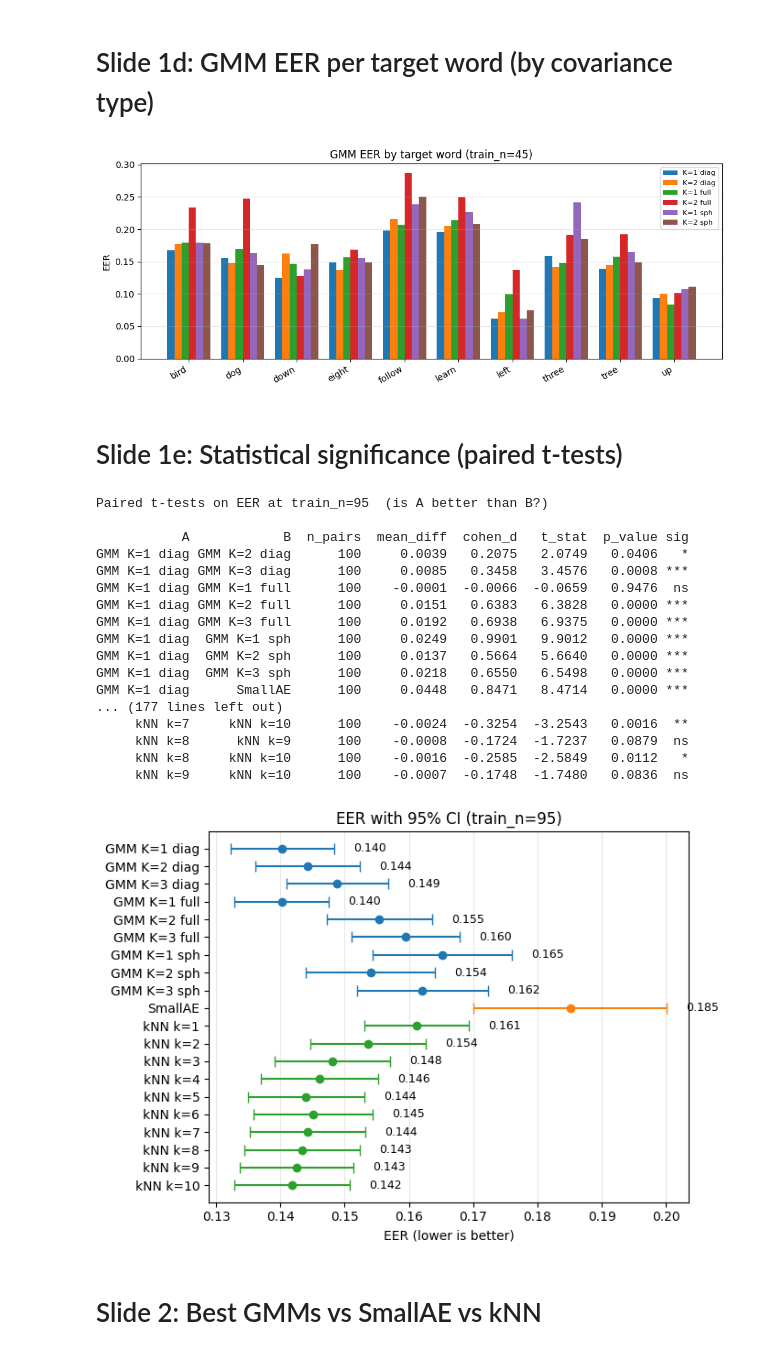
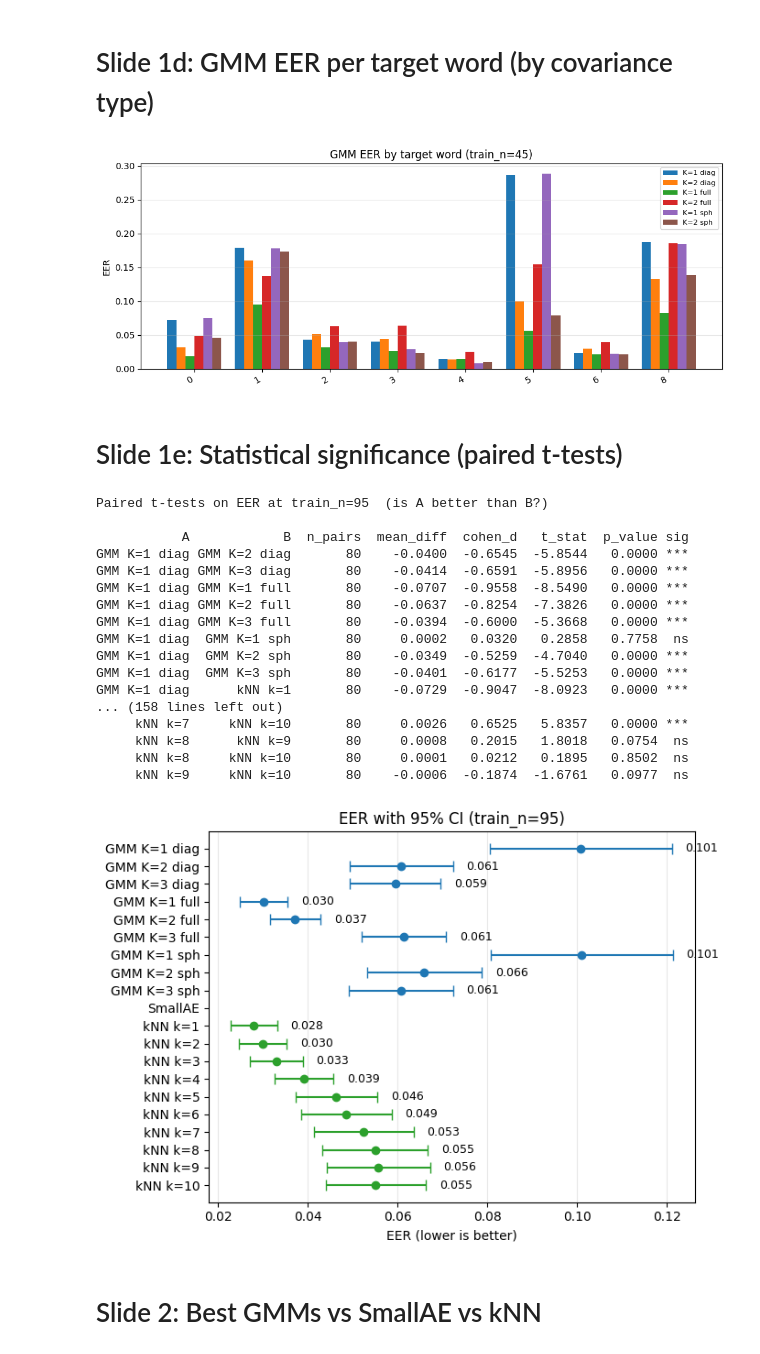
Before and after one commit to albertobasaglia/tinygmm-thesis, a Jupyter notebook: src/compare/plots.ipynb, the cells around one changed output. Drawn from its saved outputs; the diff is of its cells as text; code cells hidden in the pictures.

Commit message:
update plots notebook

```diff
--- a/src/compare/plots.ipynb
+++ b/src/compare/plots.ipynb
@@ -1,4 +1,7 @@
 # %%
+%load_ext autoreload
+%autoreload 2
+
 import sys
 from pathlib import Path
 
@@ -13,4 +16,5 @@ from compare.plots import (
     plot_gmm_components, plot_gmm_diag_vs_full, _filter,
 )
 
-df = pd.read_parquet(ROOT / "results" / "sweep.parquet")
+# df = pd.read_parquet(ROOT / "results" / "sweep.parquet.correct")
+df = pd.read_parquet(ROOT / "results" / "sweep_pendigits.parquet")
@@ -147,7 +154,7 @@ ax.grid(axis="y", alpha=0.3)
 fig.tight_layout()
 plt.show()
 # %% [output]
-[figure, old version]
+[figure, new version]
 # %% [markdown]
 # Slide 1e: Statistical significance (paired t-tests)
 # %%
@@ -169,6 +176,8 @@ def paired_test(a_eer, b_eer):
 def get_eer(where: dict):
     mask = pd.Series(True, index=sub.index)
     for k, v in where.items():
+        if k not in sub.columns:
+            return pd.Series(dtype=float)  # column absent: treat as no matching rows
         mask &= sub[k] == v
     return sub[mask].set_index(idx)["m_eer"]
 
@@ -222,20 +231,20 @@ else:
 Paired t-tests on EER at train_n=95  (is A better than B?)
 
            A            B  n_pairs  mean_diff  cohen_d   t_stat  p_value sig
-GMM K=1 diag GMM K=2 diag      100     0.0039   0.2075   2.0749   0.0406   *
-GMM K=1 diag GMM K=3 diag      100     0.0085   0.3458   3.4576   0.0008 ***
-GMM K=1 diag GMM K=1 full      100    -0.0001  -0.0066  -0.0659   0.9476  ns
-GMM K=1 diag GMM K=2 full      100     0.0151   0.6383   6.3828   0.0000 ***
-GMM K=1 diag GMM K=3 full      100     0.0192   0.6938   6.9375   0.0000 ***
-GMM K=1 diag  GMM K=1 sph      100     0.0249   0.9901   9.9012   0.0000 ***
-GMM K=1 diag  GMM K=2 sph      100     0.0137   0.5664   5.6640   0.0000 ***
-GMM K=1 diag  GMM K=3 sph      100     0.0218   0.6550   6.5498   0.0000 ***
-GMM K=1 diag      SmallAE      100     0.0448   0.8471   8.4714   0.0000 ***
-... (177 lines left out)
-     kNN k=7     kNN k=10      100    -0.0024  -0.3254  -3.2543   0.0016  **
-     kNN k=8      kNN k=9      100    -0.0008  -0.1724  -1.7237   0.0879  ns
-     kNN k=8     kNN k=10      100    -0.0016  -0.2585  -2.5849   0.0112   *
-     kNN k=9     kNN k=10      100    -0.0007  -0.1748  -1.7480   0.0836  ns
+GMM K=1 diag GMM K=2 diag       80    -0.0400  -0.6545  -5.8544   0.0000 ***
+GMM K=1 diag GMM K=3 diag       80    -0.0414  -0.6591  -5.8956   0.0000 ***
+GMM K=1 diag GMM K=1 full       80    -0.0707  -0.9558  -8.5490   0.0000 ***
+GMM K=1 diag GMM K=2 full       80    -0.0637  -0.8254  -7.3826   0.0000 ***
+GMM K=1 diag GMM K=3 full       80    -0.0394  -0.6000  -5.3668   0.0000 ***
+GMM K=1 diag  GMM K=1 sph       80     0.0002   0.0320   0.2858   0.7758  ns
+GMM K=1 diag  GMM K=2 sph       80    -0.0349  -0.5259  -4.7040   0.0000 ***
+GMM K=1 diag  GMM K=3 sph       80    -0.0401  -0.6177  -5.5253   0.0000 ***
+GMM K=1 diag      kNN k=1       80    -0.0729  -0.9047  -8.0923   0.0000 ***
+... (158 lines left out)
+     kNN k=7     kNN k=10       80     0.0026   0.6525   5.8357   0.0000 ***
+     kNN k=8      kNN k=9       80     0.0008   0.2015   1.8018   0.0754  ns
+     kNN k=8     kNN k=10       80     0.0001   0.0212   0.1895   0.8502  ns
+     kNN k=9     kNN k=10       80    -0.0006  -0.1874  -1.6761   0.0977  ns
 # %%
 # 95% CI plot for EER at train_n=TRAIN_N (defined in previous cell)
 ci_configs = [
@@ -263,34 +272,36 @@ ci_configs = [
 
 colors = {
     "GMMAdapter": "tab:blue",
     "SmallAEAdapter": "tab:orange",
     "KNNAdapter": "tab:green",
 }
 
 fig, ax = plt.subplots(figsize=(7, 5))
 for i, (label, where) in enumerate(ci_configs):
+    if any(k not in sub.columns for k in where):
+        continue  # config references a column not present in current results
     mask = pd.Series(True, index=sub.index)
     for k, v in where.items():
         mask &= sub[k] == v
     vals = sub[mask]["m_eer"]
     if vals.empty:
         continue
     mean = vals.mean()
     ci = 1.96 * vals.std() / np.sqrt(len(vals))
     color = colors[where["p_adapter"]]
     ax.errorbar(mean, i, xerr=ci, fmt="o", color=color, capsize=4)
     ax.text(mean + ci + 0.003, i, f"{mean:.3f}", va="center", fontsize=9)
 
 ax.set_yticks(range(len(ci_configs)))
 ax.set_yticklabels([c[0] for c in ci_configs])
 ax.set_xlabel("EER (lower is better)")
 ax.set_title(f"EER with 95% CI (train_n={TRAIN_N})")
 ax.invert_yaxis()
 ax.grid(axis="x", alpha=0.3)
 fig.tight_layout()
 plt.show()
 # %% [output]
-[figure, old version]
+[figure, new version]
 # %% [markdown]
 # Slide 2: Best GMMs vs SmallAE vs kNN
 # %%
```
Also changed, not shown: parts of 18 cells of this notebook.
